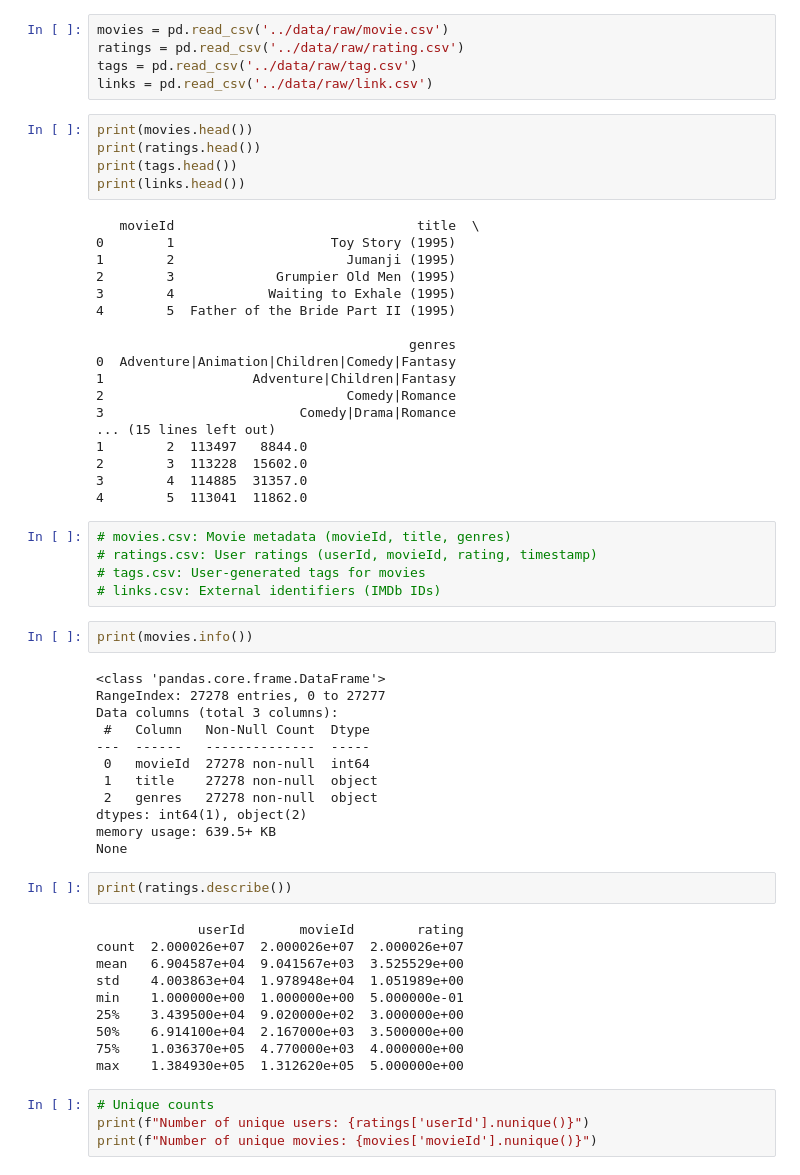
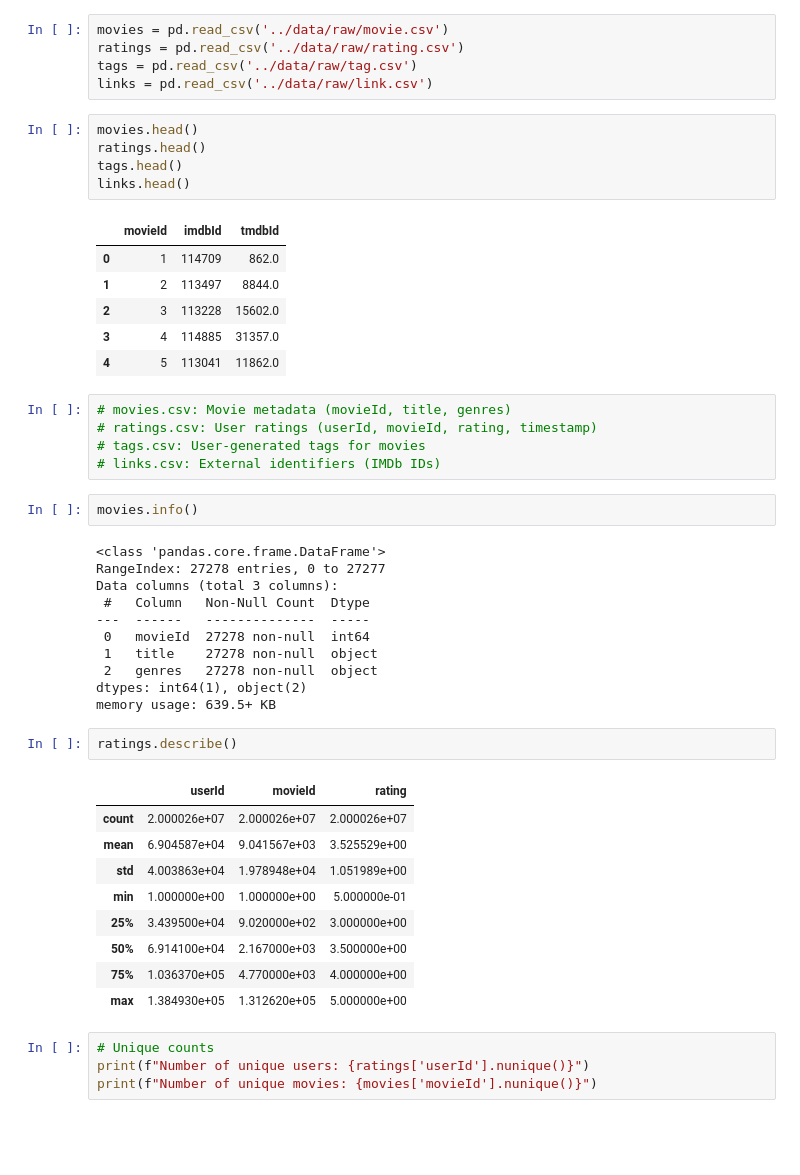
Before and after one commit to jmaloney95/Movie-Recommendation-Engine, a Jupyter notebook: notebooks/1.0-jm-initial-data-exploration.ipynb, the cells around one changed output. Cells and saved outputs as stored; diff of their text form; blank space fills up the shorter version.

```diff
--- a/notebooks/1.0-jm-initial-data-exploration.ipynb
+++ b/notebooks/1.0-jm-initial-data-exploration.ipynb
@@ -12,35 +12,24 @@ ratings = pd.read_csv('../data/raw/rating.csv')
 tags = pd.read_csv('../data/raw/tag.csv')
 links = pd.read_csv('../data/raw/link.csv')
 # %%
-print(movies.head())
-print(ratings.head())
-print(tags.head())
-print(links.head())
+movies.head()
+ratings.head()
+tags.head()
+links.head()
 # %% [output]
-   movieId                               title  \
-0        1                    Toy Story (1995)
-1        2                      Jumanji (1995)
-2        3             Grumpier Old Men (1995)
-3        4            Waiting to Exhale (1995)
-4        5  Father of the Bride Part II (1995)
-
-                                        genres
-0  Adventure|Animation|Children|Comedy|Fantasy
-1                   Adventure|Children|Fantasy
-2                               Comedy|Romance
-3                         Comedy|Drama|Romance
-... (15 lines left out)
-1        2  113497   8844.0
-2        3  113228  15602.0
-3        4  114885  31357.0
-4        5  113041  11862.0
+|  | movieId | imdbId | tmdbId |
+| 0 | 1 | 114709 | 862.0 |
+| 1 | 2 | 113497 | 8844.0 |
+| 2 | 3 | 113228 | 15602.0 |
+| 3 | 4 | 114885 | 31357.0 |
+| 4 | 5 | 113041 | 11862.0 |
 # %%
 # movies.csv: Movie metadata (movieId, title, genres)
 # ratings.csv: User ratings (userId, movieId, rating, timestamp)
 # tags.csv: User-generated tags for movies
 # links.csv: External identifiers (IMDb IDs)
 # %%
-print(movies.info())
+movies.info()
 # %% [output]
 <class 'pandas.core.frame.DataFrame'>
 RangeIndex: 27278 entries, 0 to 27277
@@ -52,19 +41,18 @@ Data columns (total 3 columns):
  2   genres   27278 non-null  object
 dtypes: int64(1), object(2)
 memory usage: 639.5+ KB
-None
 # %%
-print(ratings.describe())
+ratings.describe()
 # %% [output]
-             userId       movieId        rating
-count  2.000026e+07  2.000026e+07  2.000026e+07
-mean   6.904587e+04  9.041567e+03  3.525529e+00
-std    4.003863e+04  1.978948e+04  1.051989e+00
-min    1.000000e+00  1.000000e+00  5.000000e-01
-25%    3.439500e+04  9.020000e+02  3.000000e+00
-50%    6.914100e+04  2.167000e+03  3.500000e+00
-75%    1.036370e+05  4.770000e+03  4.000000e+00
-max    1.384930e+05  1.312620e+05  5.000000e+00
+|  | userId | movieId | rating |
+| count | 2.000026e+07 | 2.000026e+07 | 2.000026e+07 |
+| mean | 6.904587e+04 | 9.041567e+03 | 3.525529e+00 |
+| std | 4.003863e+04 | 1.978948e+04 | 1.051989e+00 |
+| min | 1.000000e+00 | 1.000000e+00 | 5.000000e-01 |
+| 25% | 3.439500e+04 | 9.020000e+02 | 3.000000e+00 |
+| 50% | 6.914100e+04 | 2.167000e+03 | 3.500000e+00 |
+| 75% | 1.036370e+05 | 4.770000e+03 | 4.000000e+00 |
+| max | 1.384930e+05 | 1.312620e+05 | 5.000000e+00 |
 # %%
 # Unique counts
 print(f"Number of unique users: {ratings['userId'].nunique()}")
```
Also changed, not shown: parts of 3 cells of this notebook.
